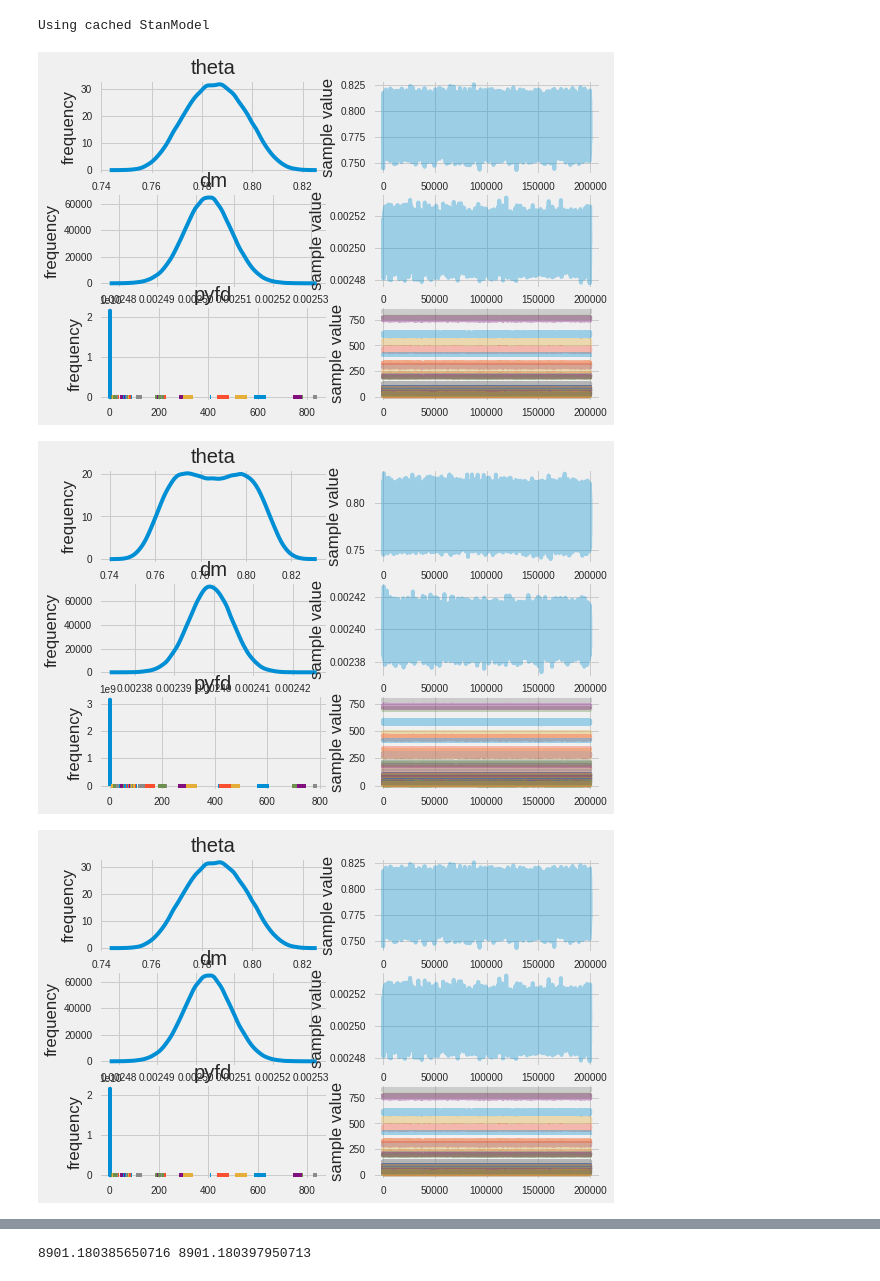
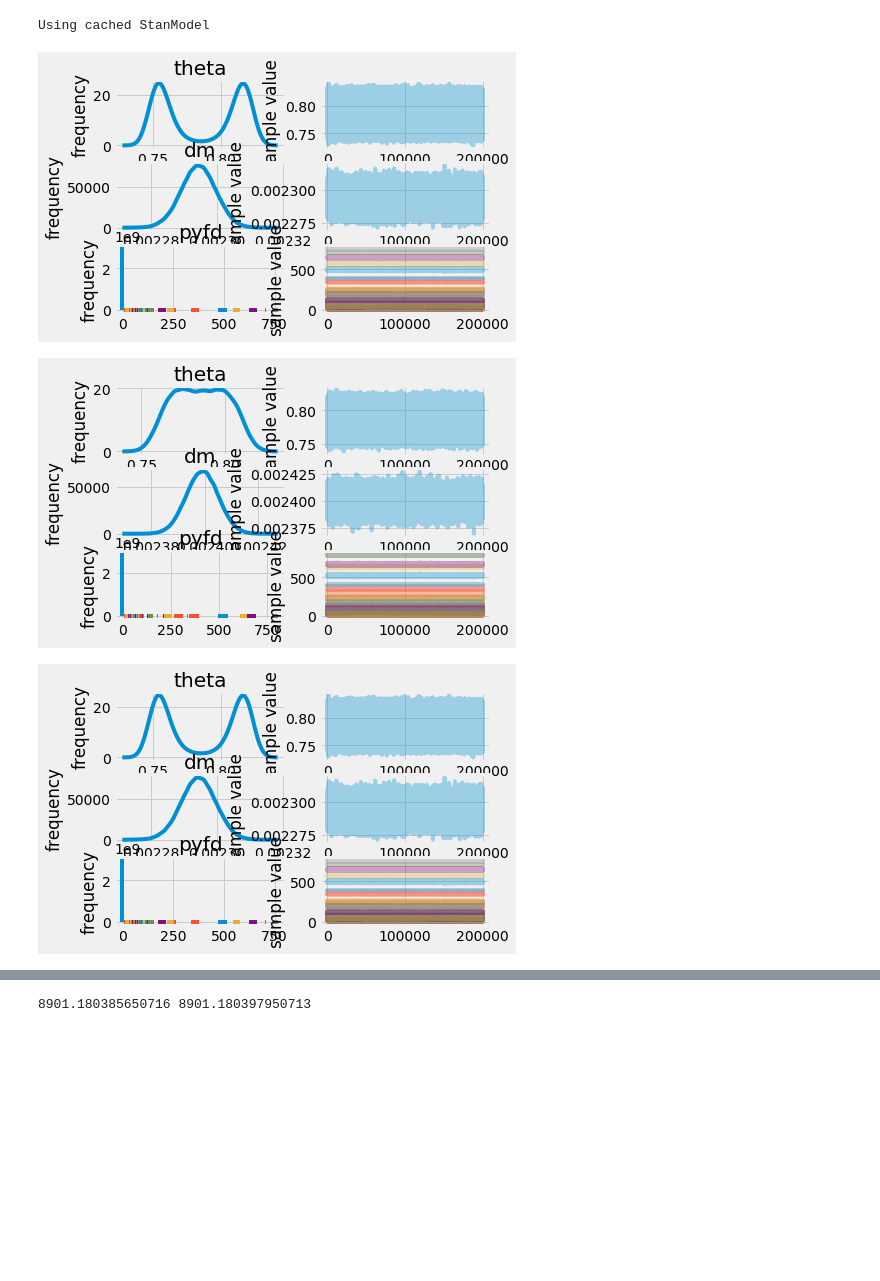
Before and after one commit to mibass/psNu, a Jupyter notebook: Binned.ipynb, the cells around one changed output, grey strips where cells are left out. Drawn from its saved outputs; the diff is of its cells as text; code cells hidden in the pictures; blank space fills up the shorter version.

Commit message:
Made smearing histograms convert explicitely to np arrays. Swapped smearing matrices in Binned notebook.

```diff
--- a/Binned.ipynb
+++ b/Binned.ipynb
@@ -82,38 +82,38 @@ model {
 #ynd=[500,500,500,500]
 #smearingA=st.smearingA(Ebins,0.05)
 #smearingB=st.smearingB(Ebins,0.05,0.2)
 #smearingB=st.smearingA(Ebins,0.05)
 #nu_dat = {'L':1300, 'Nbins':4,
 #          'Ebins':Ebins,
 #          'ynd':ynd,
 #          'ttheta':0.7854, 'tdm':2.4e-3, 'Sa':smearingA.tolist(), 'Sb':smearingB.tolist()}
 
 Ebins=[0,0.125,0.25,0.375,0.5,0.625,0.75,0.875,1,1.125,1.25,1.375,1.5,1.625,1.75,1.875,2,2.125,2.25,2.375,2.5,2.625,2.75,2.875,3,3.125,3.25,3.375,3.5,3.625,3.75,3.875,4,4.125,4.25,4.375,4.5,4.625,4.75,4.875,5,5.125,5.25,5.375,5.5,5.625,5.75,5.875,6,6.125,6.25,6.375,6.5,6.625,6.75,6.875,7,7.125,7.25,7.375,7.5,7.625,7.75,7.875,8,9,10,12,14,16,18,20]
 ynd=[1e-9,0.0186176,0.0865335,0.735213,156.83,401.622,425.576,547.128,671.816,737.864,831.819,859.423,888.056,911.318,940.432,958.79,963.343,985.975,974.608,995.774,979.917,941.153,907.552,865.736,797.247,729.36,659.869,582.71,519.115,455.485,401.686,351.107,297.258,258.408,220.897,188.965,167.309,143.047,122.778,109.995,100.715,89.8686,80.9079,71.9916,65.7639,62.5326,55.6679,52.9838,48.7261,46.6036,43.136,42.8935,41.0557,38.3422,37.0935,36.9174,36.254,35.7731,34.8589,34.7187,33.8421,34.8576,33.4684,33.24,256.508,241.86,447.796,374.344,289.229,210.5,161.397]
 smearingA=st.smearingA(Ebins,0.05)
 smearingB=st.smearingB(Ebins,0.05,0.05)
 #smearingB=st.smearingA(Ebins,0.05)
 
 nu_datAA = {'L':1300, 'Nbins':71,
           'Ebins':Ebins,
           'ynd':ynd,
-          'ttheta':0.7854, 'tdm':2.4e-3, 'Sa':smearingA.tolist(), 'Sb':smearingA.tolist()}
+          'ttheta':0.7854, 'tdm':2.4e-3, 'Sa':smearingB.tolist(), 'Sb':smearingB.tolist()}
 
 nu_datAB = {'L':1300, 'Nbins':71,
           'Ebins':Ebins,
           'ynd':ynd,
-          'ttheta':0.7854, 'tdm':2.4e-3, 'Sa':smearingA.tolist(), 'Sb':smearingB.tolist()}
+          'ttheta':0.7854, 'tdm':2.4e-3, 'Sa':smearingB.tolist(), 'Sb':smearingA.tolist()}
 
 sm= pst.StanModel_cache(model_code=nu_code)
 fitA = sm.sampling(data=nu_datAA, iter=100000, chains=4)
 fitA.plot()
 fitB = sm.sampling(data=nu_datAB, iter=100000, chains=4)
 fitB.plot()
 # %% [output]
 Using cached StanModel
-[figure, old version]
+[figure, new version]
-[figure, old version]
+[figure, new version]
-[figure, old version]
+[figure, new version]
 # %%
 
 fig, axes = plt.subplots(nrows=1, ncols=1)
```
Also changed, not shown: parts of 3 cells of this notebook, 2 other files.
